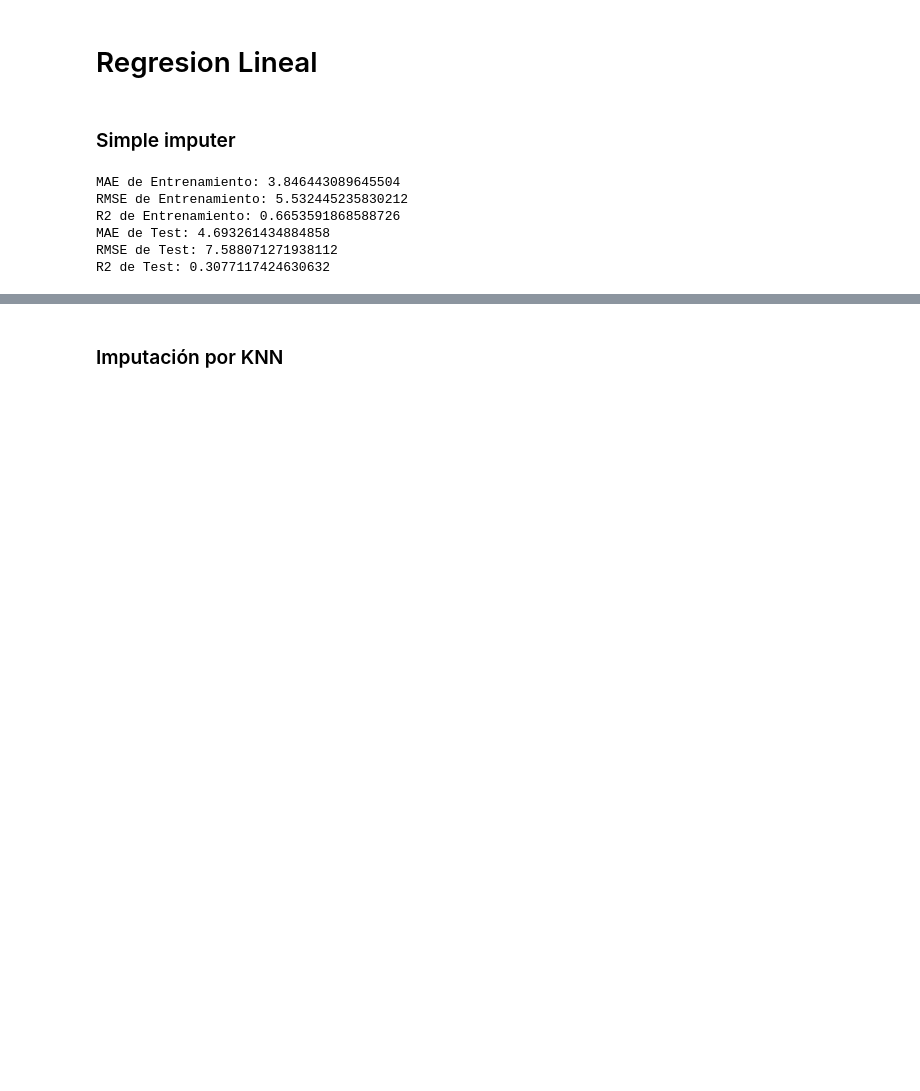
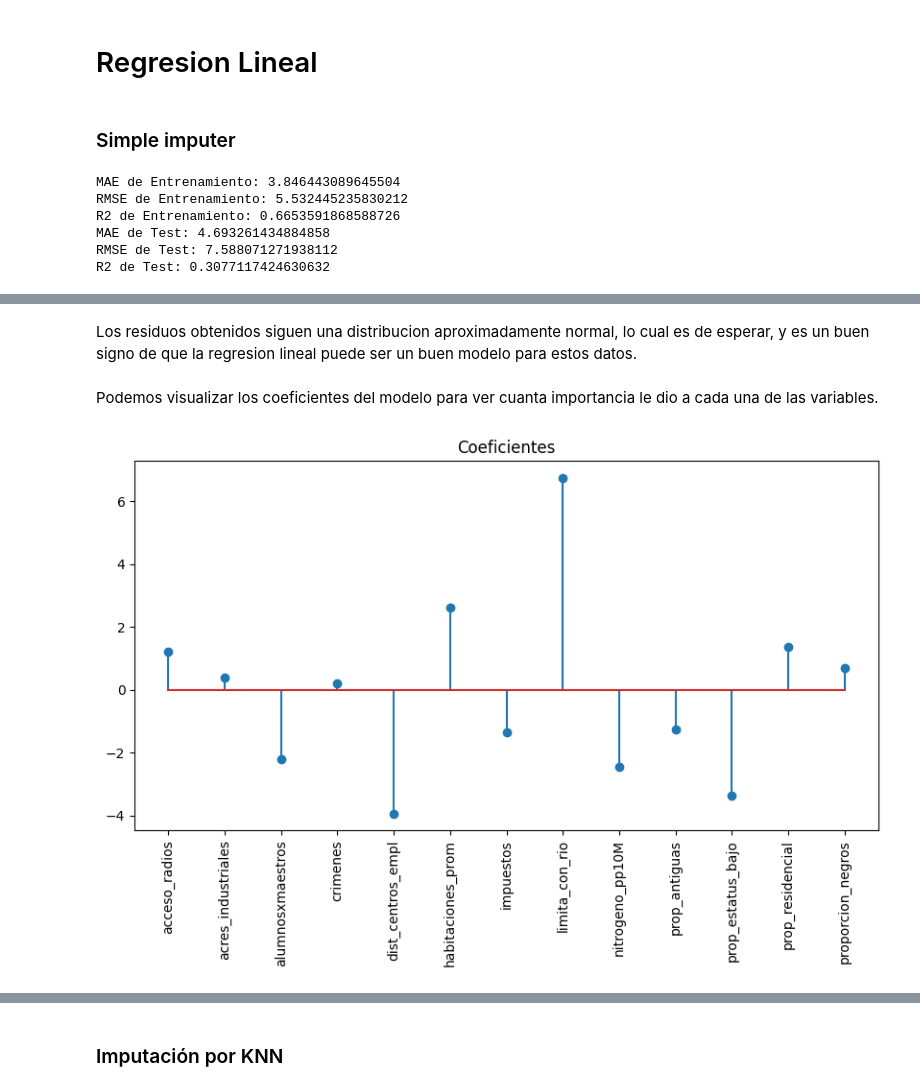
Before and after one commit to Augusto-Rabbia/AA1-TUIA-Rabbia-Spreutels, a Jupyter notebook: tp1/tp1.ipynb, the cells around one changed output, grey strips where cells are left out. Drawn from its saved outputs; the diff is of its cells as text; code cells hidden in the pictures; blank space fills up the shorter version.

```diff
--- a/tp1/tp1.ipynb
+++ b/tp1/tp1.ipynb
@@ -675,0 +712,13 @@ R2 de Test: 0.3077117424630632
+# %% [markdown]
+Los residuos obtenidos siguen una distribucion aproximadamente normal, lo cual es de esperar, y es un buen signo de que la regresion lineal puede ser un buen modelo para estos datos.
+# %% [markdown]
+Podemos visualizar los coeficientes del modelo para ver cuanta importancia le dio a cada una de las variables.
+# %%
+# Graficamos los coeficientes
+plt.figure(figsize=(10, 5))
+plt.stem(X_train.columns, model.coef_)
+plt.xticks(rotation=90)
+plt.title('Coeficientes')
+plt.show()
+# %% [output]
+[figure, added]
```
Also changed, not shown: parts of 39 cells of this notebook.
